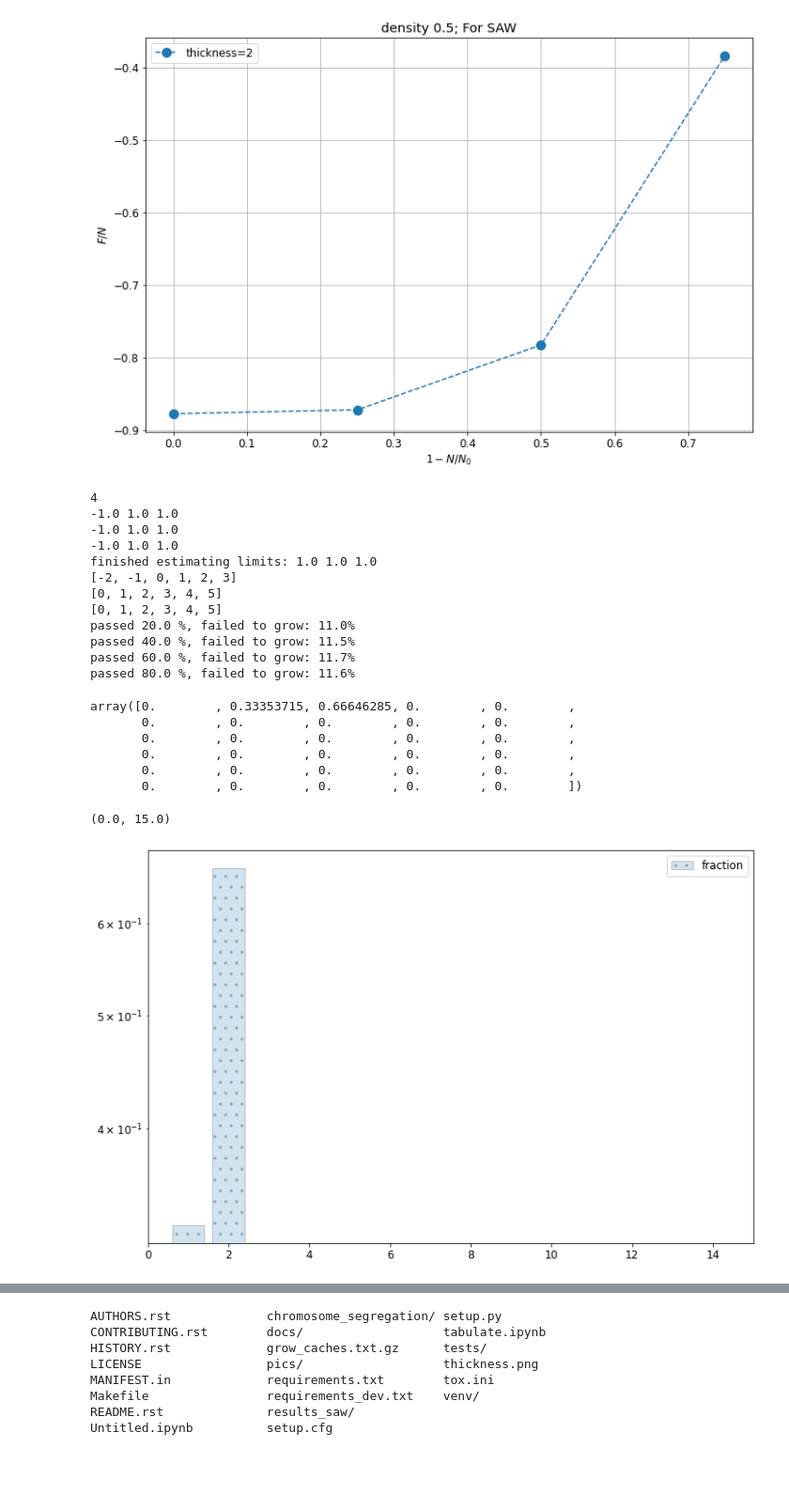
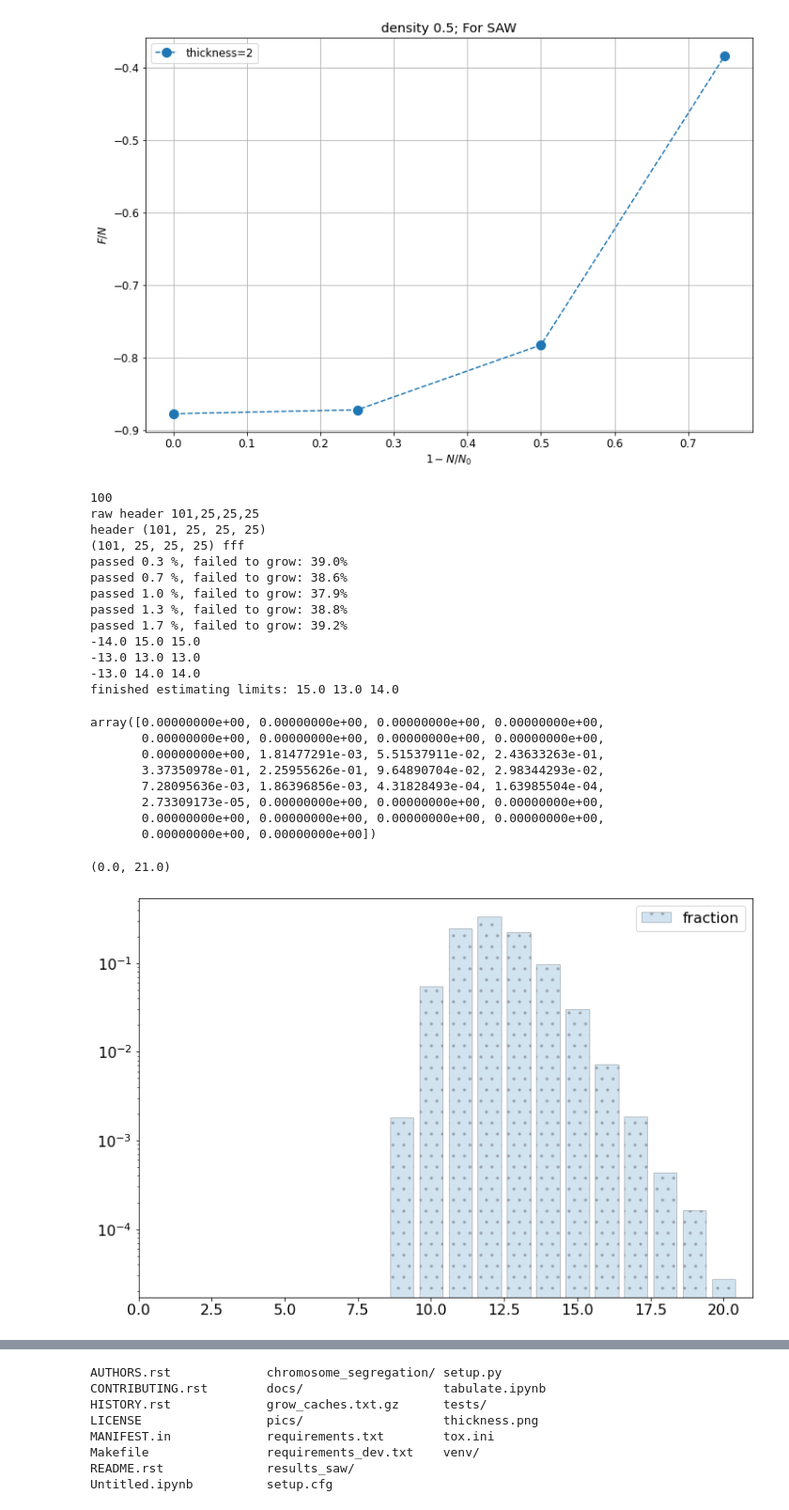
Before and after one commit to raalesir/segregation, a Jupyter notebook: Untitled.ipynb, the cells around one changed output, grey strips where cells are left out. Shown: that part at 94% size. Cells and saved outputs as stored; diff of their text form; code cells hidden in the pictures; blank space fills up the shorter version.

```diff
--- a/Untitled.ipynb
+++ b/Untitled.ipynb
@@ -497,40 +508,49 @@ from chromosome_segregation import aux, run_saw
 # %%
-box = [1,3,3]
+box = [8,5,5]
 
 n = run_saw.get_n(box, .5)
 print(n)
-all_boxes = URW_saw(n, 50000, box=box)
+
+GROW_CACHES_FOLDER = os.path.join(os.path.dirname(consts.__file__), 'grow_caches.txt.gz')
+
+consts.caches = get_grow_caches(fname = GROW_CACHES_FOLDER ,
+                params=(n, 25,25,25))
+
+all_boxes = URW_saw(n, 300000, box=box)
 # %% [output]
-4
--1.0 1.0 1.0
--1.0 1.0 1.0
--1.0 1.0 1.0
-finished estimating limits: 1.0 1.0 1.0
-[-2, -1, 0, 1, 2, 3]
-[0, 1, 2, 3, 4, 5]
-[0, 1, 2, 3, 4, 5]
-passed 20.0 %, failed to grow: 11.0%
-passed 40.0 %, failed to grow: 11.5%
-passed 60.0 %, failed to grow: 11.7%
-passed 80.0 %, failed to grow: 11.6%
+100
+raw header 101,25,25,25
+header (101, 25, 25, 25)
+(101, 25, 25, 25) fff
+passed 0.3 %, failed to grow: 39.0%
+passed 0.7 %, failed to grow: 38.6%
+passed 1.0 %, failed to grow: 37.9%
+passed 1.3 %, failed to grow: 38.8%
+passed 1.7 %, failed to grow: 39.2%
+-14.0 15.0 15.0
+-13.0 13.0 13.0
+-13.0 14.0 14.0
+finished estimating limits: 15.0 13.0 14.0
 # %%
 res = list_to_arr(all_boxes)
 res
 # %% [output]
-array([0.        , 0.33353715, 0.66646285, 0.        , 0.        ,
-       0.        , 0.        , 0.        , 0.        , 0.        ,
-       0.        , 0.        , 0.        , 0.        , 0.        ,
-       0.        , 0.        , 0.        , 0.        , 0.        ,
-       0.        , 0.        , 0.        , 0.        , 0.        ,
-       0.        , 0.        , 0.        , 0.        , 0.        ])
+array([0.00000000e+00, 0.00000000e+00, 0.00000000e+00, 0.00000000e+00,
+       0.00000000e+00, 0.00000000e+00, 0.00000000e+00, 0.00000000e+00,
+       0.00000000e+00, 1.81477291e-03, 5.51537911e-02, 2.43633263e-01,
+       3.37350978e-01, 2.25955626e-01, 9.64890704e-02, 2.98344293e-02,
+       7.28095636e-03, 1.86396856e-03, 4.31828493e-04, 1.63985504e-04,
+       2.73309173e-05, 0.00000000e+00, 0.00000000e+00, 0.00000000e+00,
+       0.00000000e+00, 0.00000000e+00, 0.00000000e+00, 0.00000000e+00,
+       0.00000000e+00, 0.00000000e+00])
 # %%
 plt.figure(figsize=(12,8))
 # plt.errorbar(range(len(mean)) ,mean , yerr=err, fmt=".", color='black', capsize=5, label='stdev')
 plt.bar(range(len(res)), res, hatch='.', alpha=0.2, edgecolor='black', label='fraction')
 plt.yscale('log')
 # plt.grid()
 plt.legend()
-plt.xlim(0,15)
+plt.xlim(0,21)
 # %% [output]
-(0.0, 15.0)
+(0.0, 21.0)
-[figure, old version]
+[figure, new version]
```
Also changed, not shown: parts of 34 cells of this notebook.
